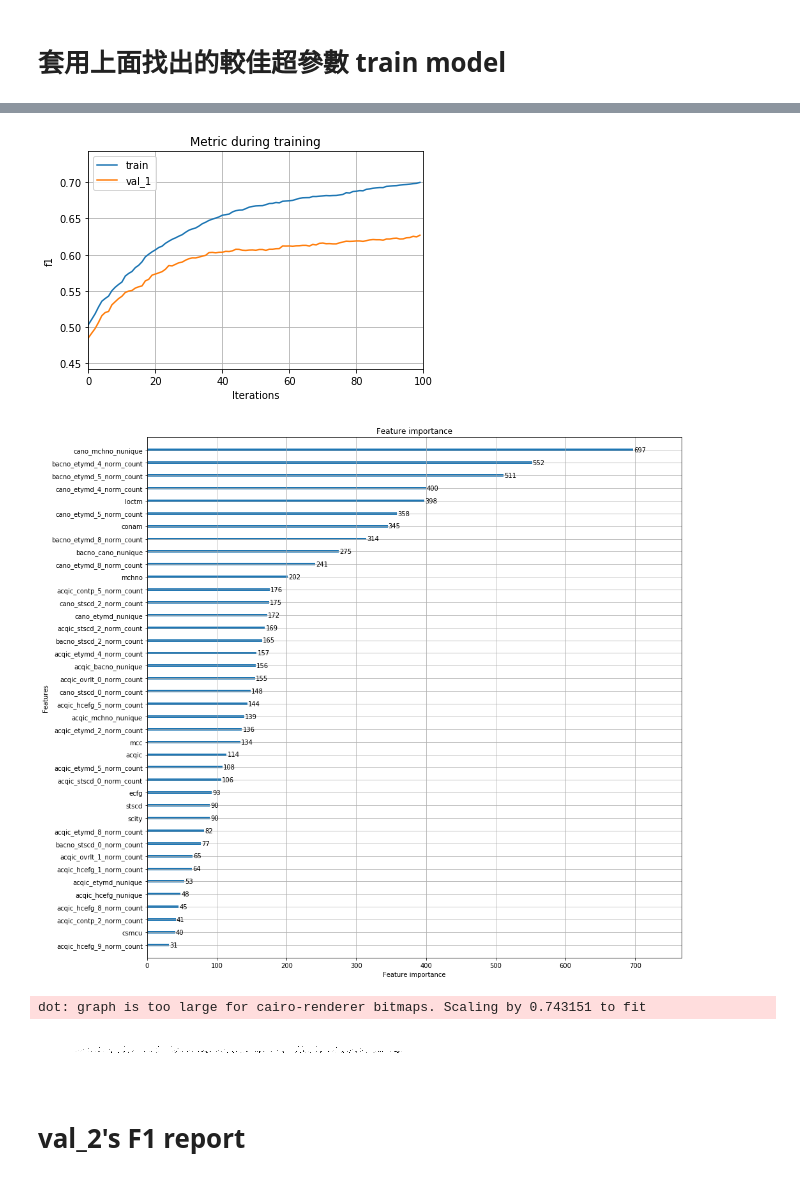
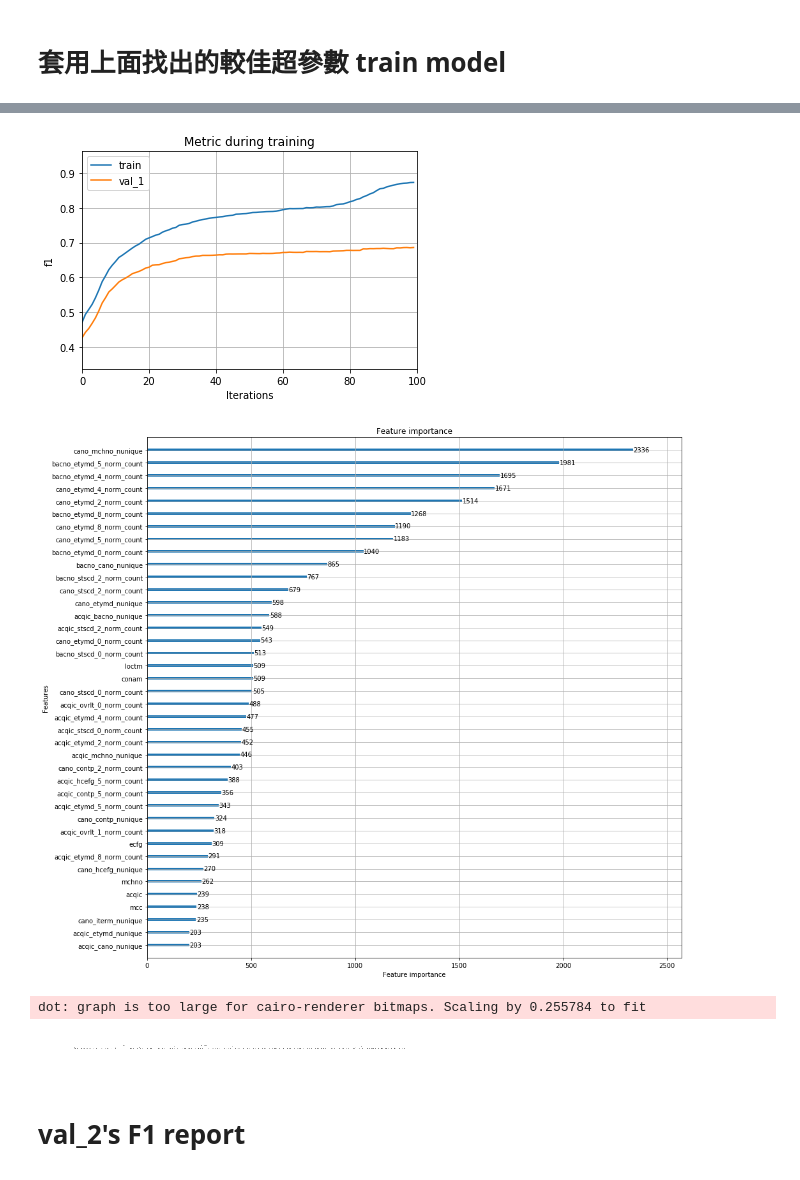
Before and after one commit to skywalker0803r/Ricky, a Jupyter notebook: 玉山AI比賽_modeling.ipynb, the cells around one changed output, grey strips where cells are left out. Drawn from its saved outputs; the diff is of its cells as text; code cells hidden in the pictures.

```diff
--- a/玉山AI比賽_modeling.ipynb
+++ b/玉山AI比賽_modeling.ipynb
@@ -145,9 +200,8 @@ KeyboardInterrupt: ignored
 # %% [markdown]
 # 套用上面找出的較佳超參數 train model
 # %%
+from sklearn.metrics import f1_score
 import lightgbm
-import matplotlib.pyplot as plt
-from sklearn.metrics import f1_score
 import numpy as np
 
 # f1 score
@@ -164,30 +218,30 @@ parameters = {
     'metric': 'cross_entropy',
     'num_iterations': 100,
     'learning_rate': 0.1,
-    'max_depth': 7,
-    'num_leaves': 2**7-1,
+    'max_depth': 10,
+    'num_leaves': 2**10-1,
     'feature_fraction': 0.7,
     'tree_learner': 'data',
     "is_unbalance": True,
     "early_stopping_round": 30,
     #'min_child_samples':20,
     #'min_child_weight': 0.001,
-}
+    }
 
 # train data
-train_data = lightgbm.Dataset(train[features],label = train[y_name],categorical_feature=cat_features)
+train_data = lightgbm.Dataset(train[features],label=train[y_name],categorical_feature=cat_features)
 
 # val_1_data
-val_1_data = lightgbm.Dataset(val_1[features],label = val_1[y_name],categorical_feature=cat_features)
+val_1_data = lightgbm.Dataset(val_1[features],label=val_1[y_name],categorical_feature=cat_features)
 
 # model training
 evals_result = {}
 model = lightgbm.train(parameters,
                        train_data,
-                       valid_sets = [val_1_data, train_data],
-                       valid_names = ['val_1','train'],
-                       feval = lgb_f1_score,
-                       evals_result = evals_result,
+                       valid_sets=[val_1_data, train_data],
+                       valid_names=['val_1','train'],
+                       feval=lgb_f1_score,
+                       evals_result=evals_result,
                        )
 
 # plt f1 metric
@@ -200,6 +254,7 @@ except:
 # plt features importance
 try:
   ax = lightgbm.plot_importance(model, max_num_features=40, figsize=(15,15))
+  plt.savefig("./features_importances.png")
   plt.show()
 except:
   pass
@@ -238,7 +293,7 @@ Did not meet early stopping. Best iteration is:
-[figure, old version]
+[figure, new version]
-[figure, old version]
+[figure, new version]
-dot: graph is too large for cairo-renderer bitmaps. Scaling by 0.743151 to fit
+dot: graph is too large for cairo-renderer bitmaps. Scaling by 0.255784 to fit
-[figure, old version]
+[figure, new version]
 # %% [markdown]
 # val_2's F1 report
 # %%
```
Also changed, not shown: parts of 13 cells of this notebook.
